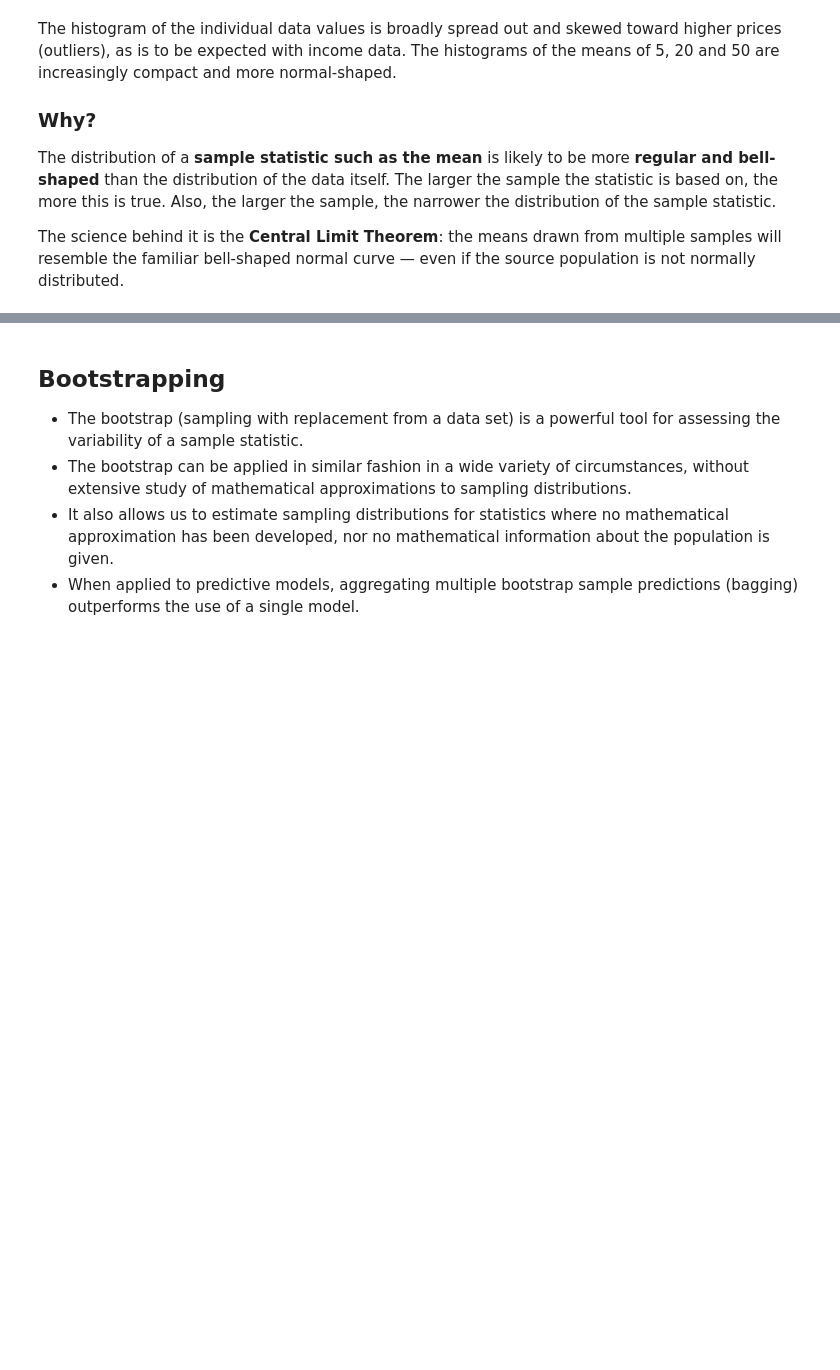
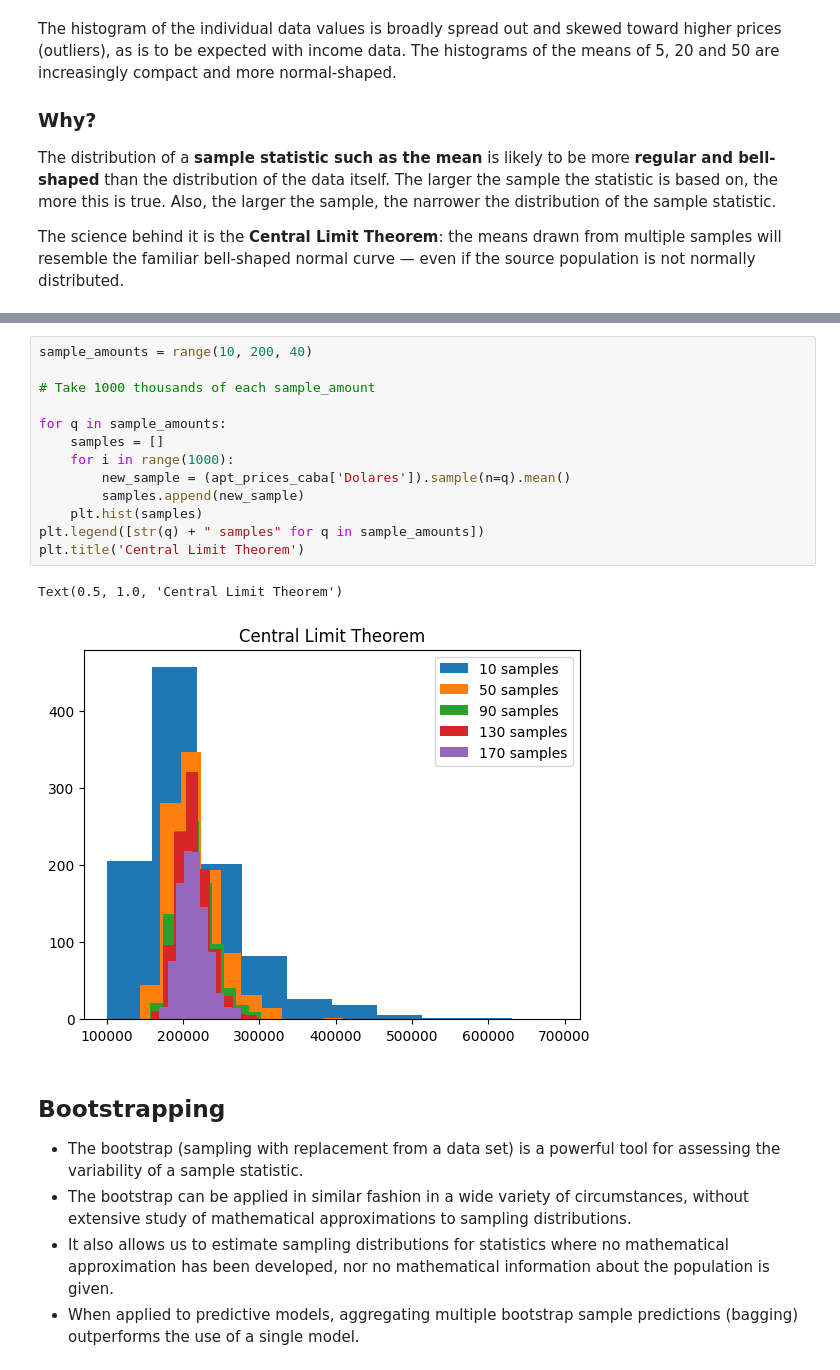
Before and after one commit to matuneville/practical-statistics-book, a Jupyter notebook: src/chapter_02/DataAndSamplingDistributions_Py.ipynb, the cells around one changed output, grey strips where cells are left out. Cells and saved outputs as stored; diff of their text form; blank space fills up the shorter version.

```diff
--- a/src/chapter_02/DataAndSamplingDistributions_Py.ipynb
+++ b/src/chapter_02/DataAndSamplingDistributions_Py.ipynb
@@ -75,3 +77,19 @@ Sample Mean of 50: 732.8805406080509
+# %%
+sample_amounts = range(10, 200, 40)
+
+# Take 1000 thousands of each sample_amount
+
+for q in sample_amounts:
+    samples = []
+    for i in range(1000):
+        new_sample = (apt_prices_caba['Dolares']).sample(n=q).mean()
+        samples.append(new_sample)
+    plt.hist(samples)
+plt.legend([str(q) + " samples" for q in sample_amounts])
+plt.title('Central Limit Theorem')
+# %% [output]
+Text(0.5, 1.0, 'Central Limit Theorem')
+[figure, added]
 # %% [markdown]
 ## Bootstrapping
 
```
Also changed, not shown: parts of 13 cells of this notebook, 1 other file.
